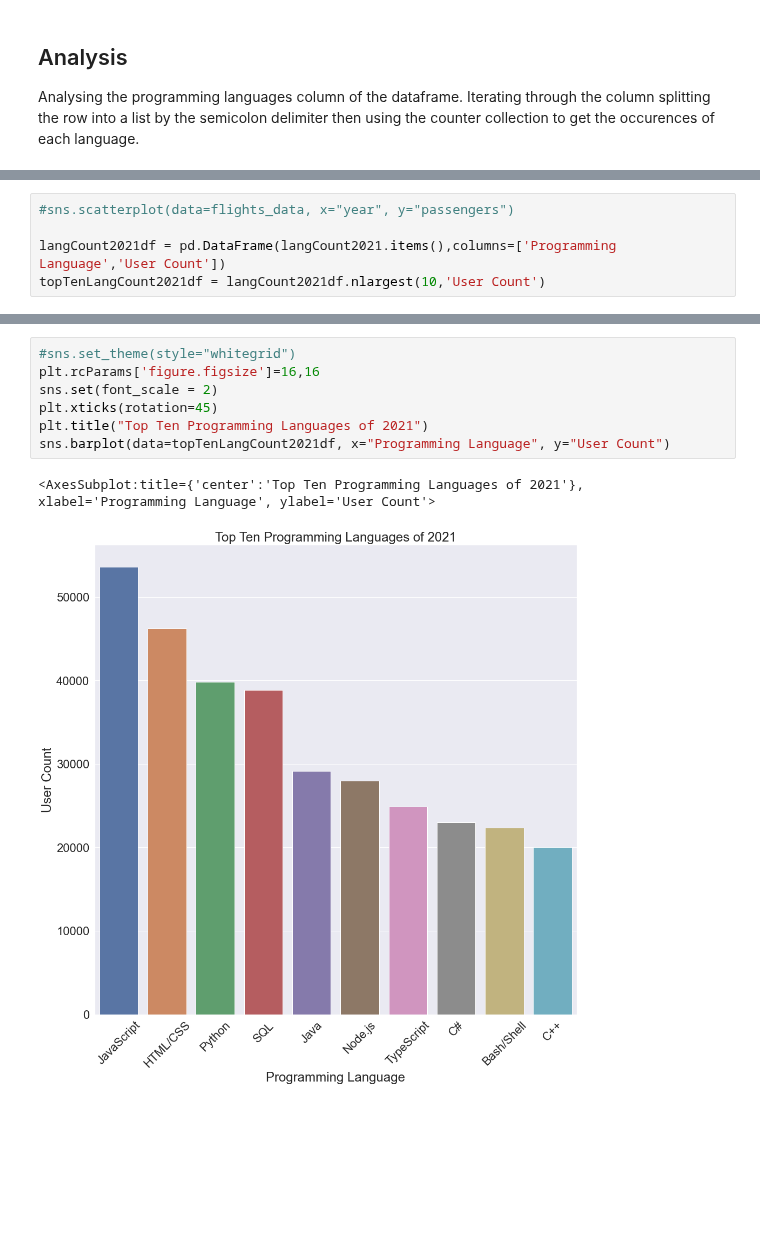
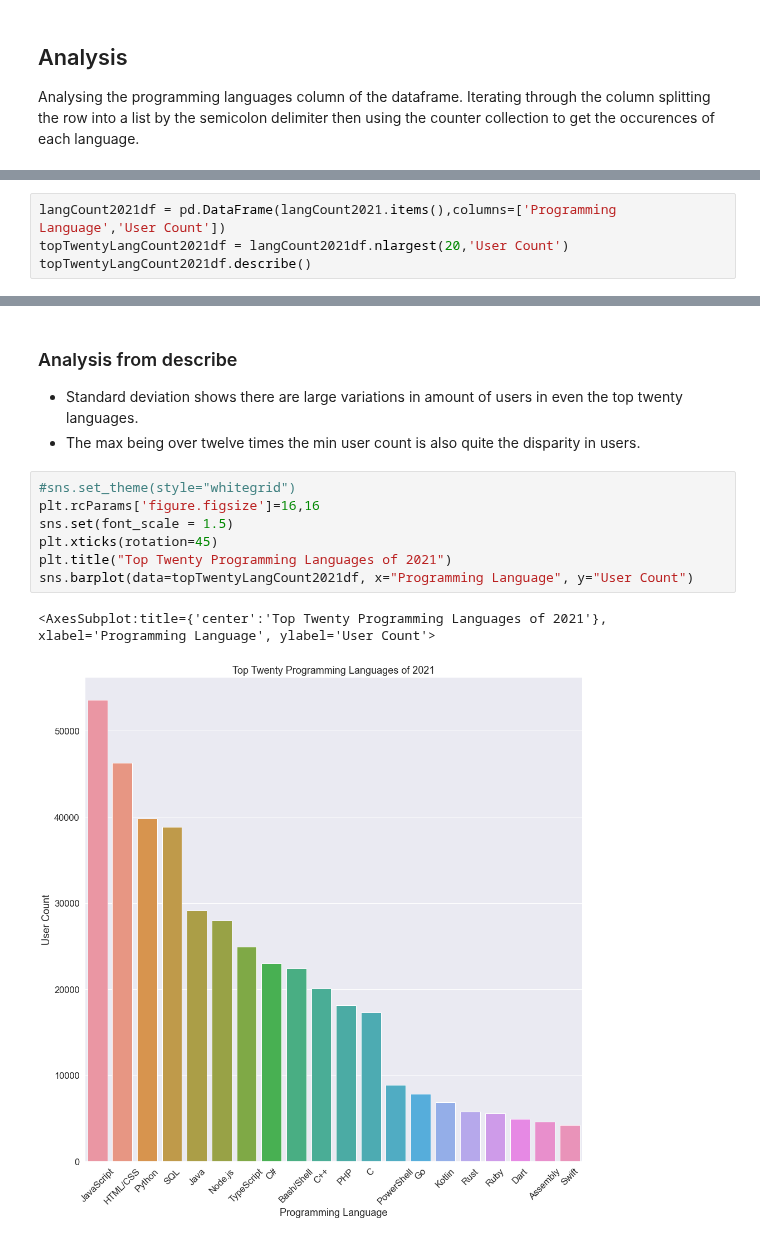
Before and after one commit to data301-2021-winter1/project-group13-project, a Jupyter notebook: notebooks/analysis1.ipynb, the cells around one changed output, grey strips where cells are left out. Saved outputs shown, nothing was run; the diff lists cells and outputs as text; blank space fills up the shorter version.

```diff
--- a/notebooks/analysis1.ipynb
+++ b/notebooks/analysis1.ipynb
@@ -200,5 +200,4 @@ print(topTenWorkedWithLangs2021)
 # %%
-#sns.scatterplot(data=flights_data, x="year", y="passengers")
-
 langCount2021df = pd.DataFrame(langCount2021.items(),columns=['Programming Language','User Count'])
-topTenLangCount2021df = langCount2021df.nlargest(10,'User Count')
+topTwentyLangCount2021df = langCount2021df.nlargest(20,'User Count')
+topTwentyLangCount2021df.describe()
@@ -205,12 +214,16 @@ topTenLangCount2021df = langCount2021df.nlargest(10,'User Count')
+# %% [markdown]
+### Analysis from describe
+- Standard deviation shows there are large variations in amount of users in even the top twenty languages.
+- The max being over twelve times the min user count is also quite the disparity in users.
 # %%
 #sns.set_theme(style="whitegrid")
 plt.rcParams['figure.figsize']=16,16
-sns.set(font_scale = 2)
+sns.set(font_scale = 1.5)
 plt.xticks(rotation=45)
-plt.title("Top Ten Programming Languages of 2021")
-sns.barplot(data=topTenLangCount2021df, x="Programming Language", y="User Count")
+plt.title("Top Twenty Programming Languages of 2021")
+sns.barplot(data=topTwentyLangCount2021df, x="Programming Language", y="User Count")
 # %% [output]
-<AxesSubplot:title={'center':'Top Ten Programming Languages of 2021'}, xlabel='Programming Language', ylabel='User Count'>
+<AxesSubplot:title={'center':'Top Twenty Programming Languages of 2021'}, xlabel='Programming Language', ylabel='User Count'>
-[figure, old version]
+[figure, new version]
 # %%
 from scipy.stats import zscore
```
Also changed, not shown: parts of 4 cells of this notebook.
